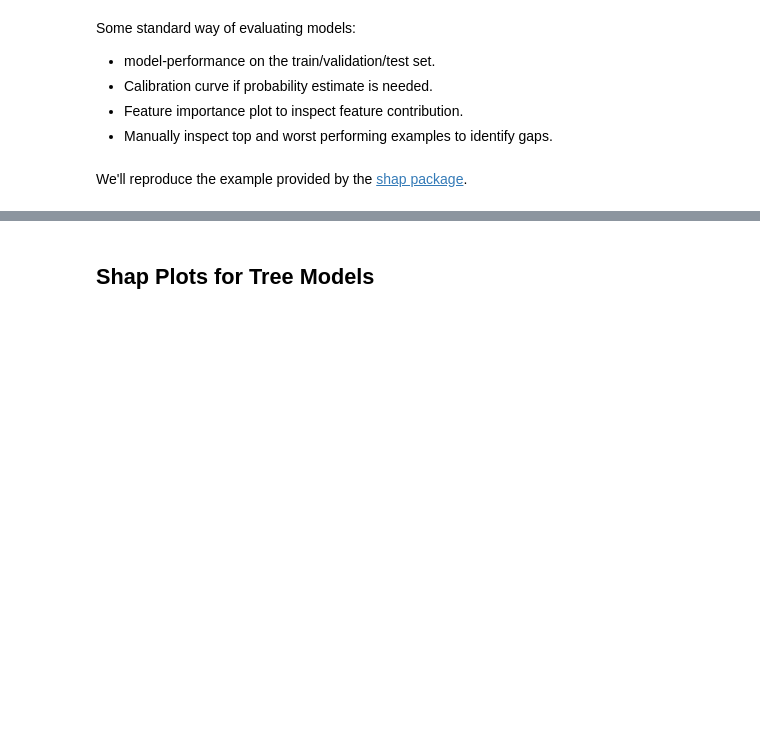
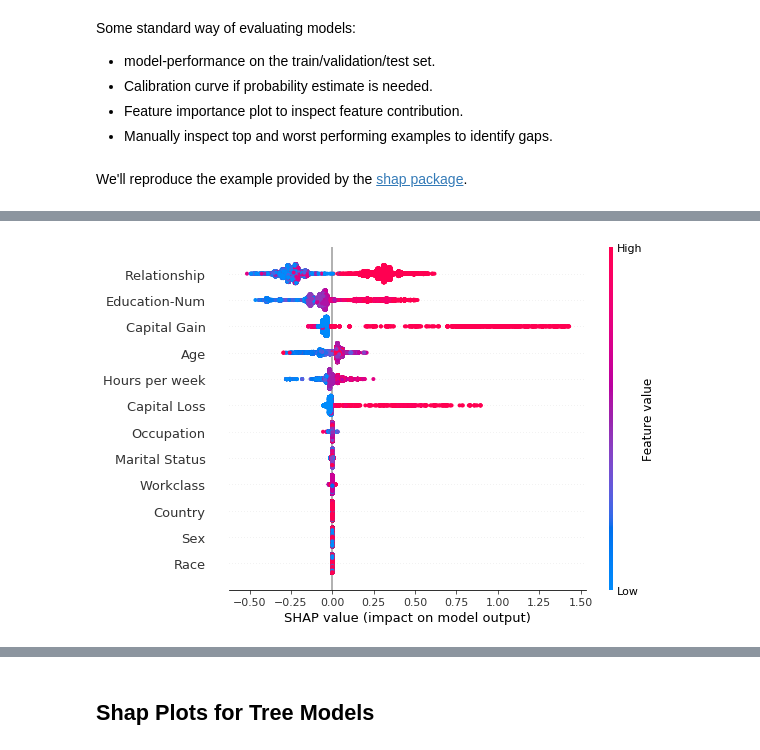
Before and after one commit to ethen8181/programming, a Jupyter notebook: shap/shap.ipynb, the cells around one changed output, grey strips where cells are left out. Drawn from its saved outputs; the diff is of its cells as text; code cells hidden in the pictures; blank space fills up the shorter version.

Commit message:
move some outdated content from main machine learning repo over

```diff
--- a/shap/shap.ipynb
+++ b/shap/shap.ipynb
@@ -61,3 +59,8 @@ dimension: (32561, 12)
 | 2 | 38.0 | Private | 9.0 | Divorced | Handlers-cleaners | Not-in-family | White | Male | ... |
 | 3 | 53.0 | Private | 7.0 | Married-civ-spouse | Handlers-cleaners | Husband | Black | Male | ... |
 | 4 | 28.0 | Private | 13.0 | Married-civ-spouse | Prof-specialty | Wife | Black | Female | ... |
+# %%
+# create a train/test split
+X_train, X_test, y_train, y_test = train_test_split(X, y, test_size=0.2, random_state=7)
+d_train = xgb.DMatrix(X_train, label=y_train)
+d_test = xgb.DMatrix(X_test, label=y_test)
@@ -63,0 +83,10 @@ dimension: (32561, 12)
+# %%
+params = {
+    "learning_rate": 0.01,
+    "objective": "binary:logistic",
+    # "boost_from_average": True
+}
+num_boost_round = 50
+
+model = xgb.train(params, d_train, num_boost_round)
+model.predict(d_test)
@@ -63,0 +102,4 @@ dimension: (32561, 12)
+# %%
+explainer = shap.TreeExplainer(model)
+shap_values = explainer.shap_values(X)
+shap_values
@@ -64,3 +120,12 @@ dimension: (32561, 12)
+# %%
+# change default style figure and font size
+plt.rcParams['figure.figsize'] = 10, 8
+plt.rcParams['font.size'] = 12
+
+shap.summary_plot(shap_values, X, show=False, plot_type='dot')
+# plt.savefig('../shap.png', dpi=300, bbox_inches='tight')
+# %% [output]
+[figure, added]
 # %%
 # create a train/test split
 X_train, X_test, y_train, y_test = train_test_split(X, y, test_size=0.2, random_state=7)
```
Also changed, not shown: parts of 10 cells of this notebook, 34 other files.
